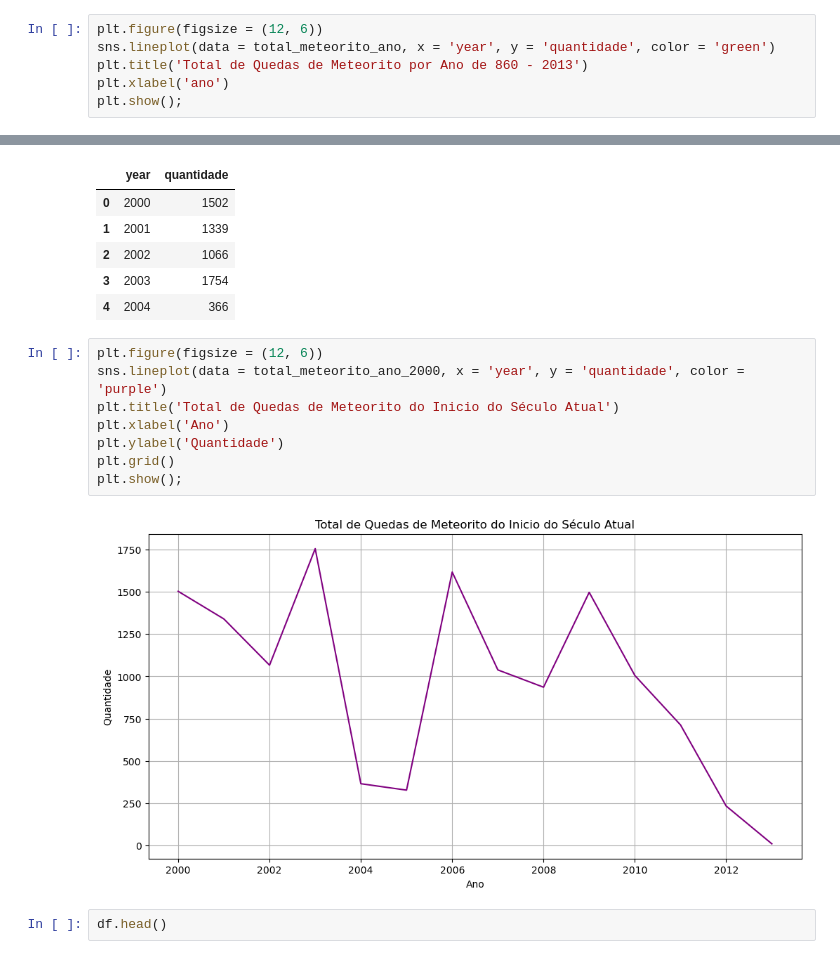
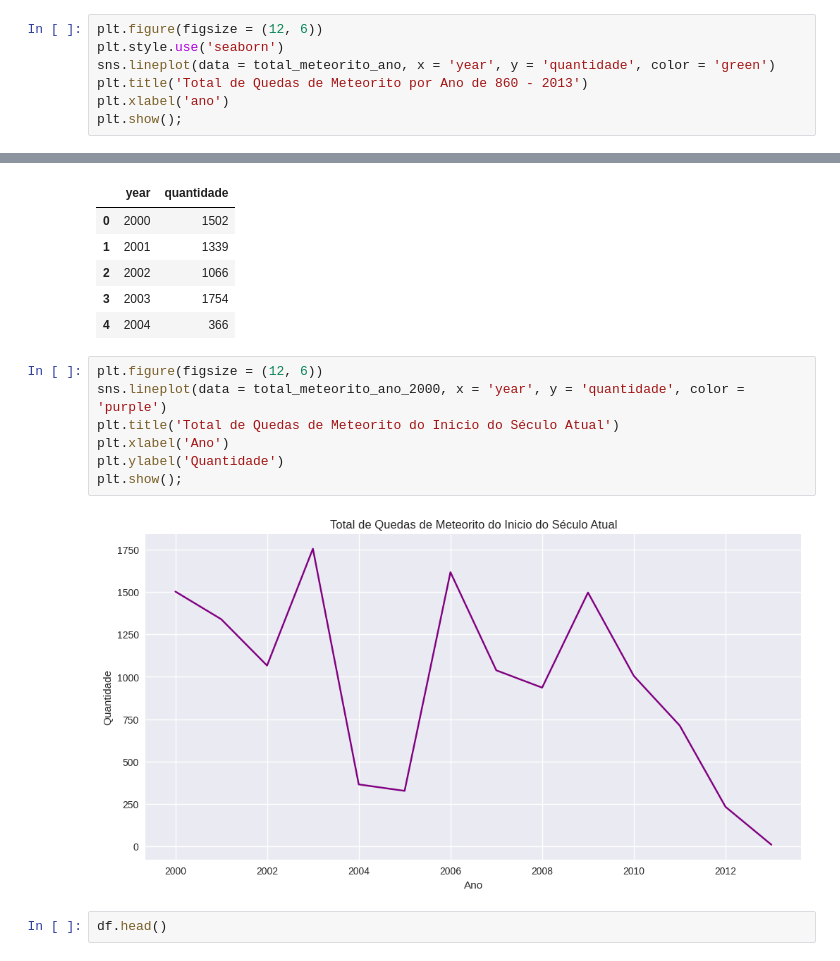
Before and after one commit to Thon20/ANALISE-METEORITOS, a Jupyter notebook: analise-meteoritos.ipynb, the cells around one changed output, grey strips where cells are left out. Drawn from its saved outputs; the diff is of its cells as text.

```diff
--- a/analise-meteoritos.ipynb
+++ b/analise-meteoritos.ipynb
@@ -177,6 +177,7 @@ total_meteorito_ano.head()
 | 4 | 1575 | 1 |
 # %%
 plt.figure(figsize = (12, 6))
+plt.style.use('seaborn')
 sns.lineplot(data = total_meteorito_ano, x = 'year', y = 'quantidade', color = 'green')
 plt.title('Total de Quedas de Meteorito por Ano de 860 - 2013')
 plt.xlabel('ano')
@@ -218,13 +218,12 @@ total_meteorito_ano_2000.head()
 # %%
 plt.figure(figsize = (12, 6))
 sns.lineplot(data = total_meteorito_ano_2000, x = 'year', y = 'quantidade', color = 'purple')
 plt.title('Total de Quedas de Meteorito do Inicio do Século Atual')
 plt.xlabel('Ano')
 plt.ylabel('Quantidade')
-plt.grid()
 plt.show();
 # %% [output]
-[figure, old version]
+[figure, new version]
 # %%
 df.head()
 # %% [output]
```
Also changed, not shown: parts of 6 cells of this notebook.
